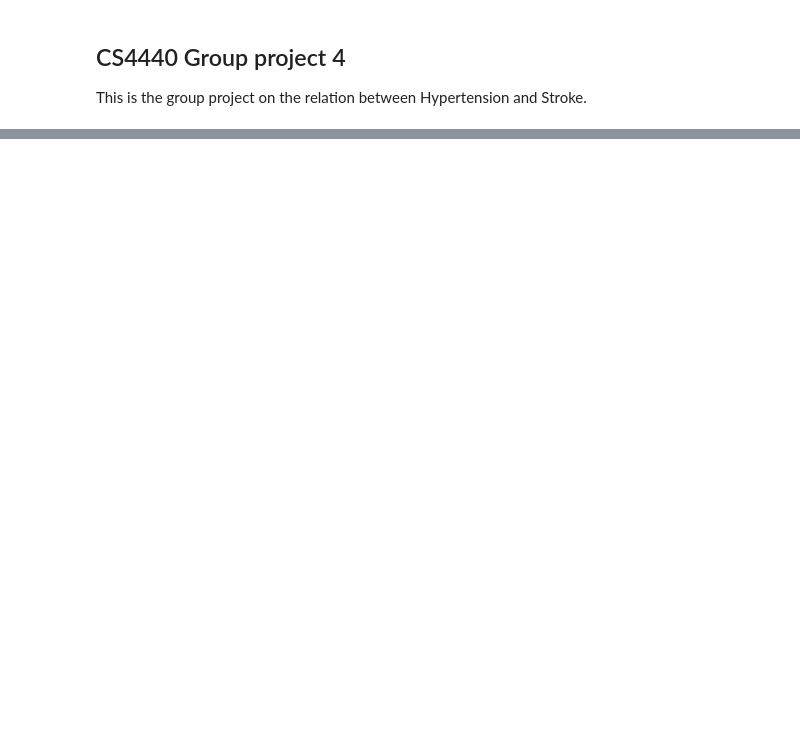
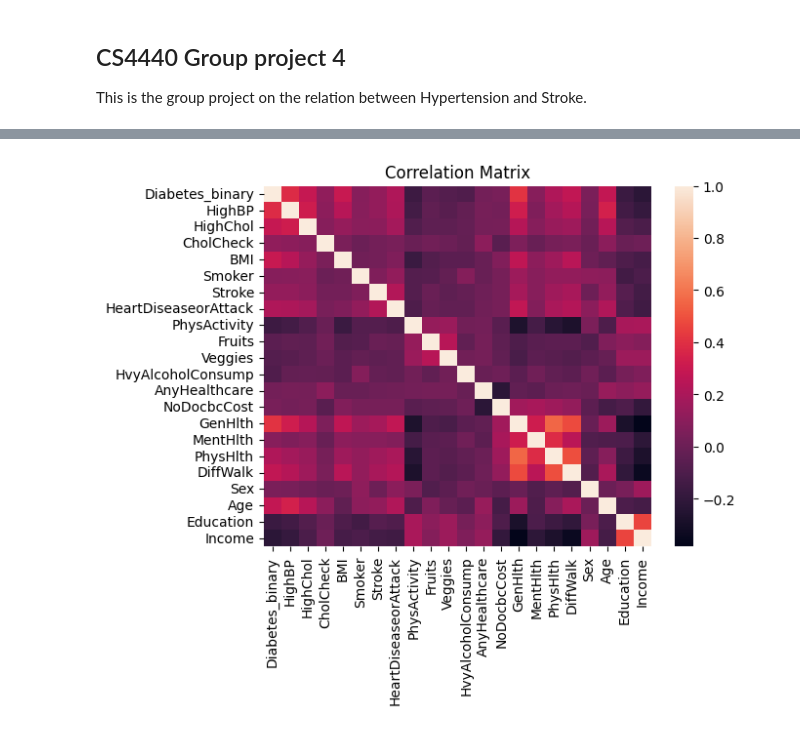
Before and after one commit to Gary-ChenJL/4440_proj, a Jupyter notebook: proj.ipynb, the cells around one changed output, grey strips where cells are left out. Saved outputs shown, nothing was run; the diff lists cells and outputs as text; code cells hidden in the pictures; blank space fills up the shorter version.

```diff
--- a/proj.ipynb
+++ b/proj.ipynb
@@ -42,0 +74,6 @@ plt.show()
+# %%
+sns.heatmap(df.corr())
+plt.title("Correlation Matrix")
+plt.show()
+# %% [output]
+[figure, added]
```
Also changed, not shown: parts of 5 cells of this notebook.
